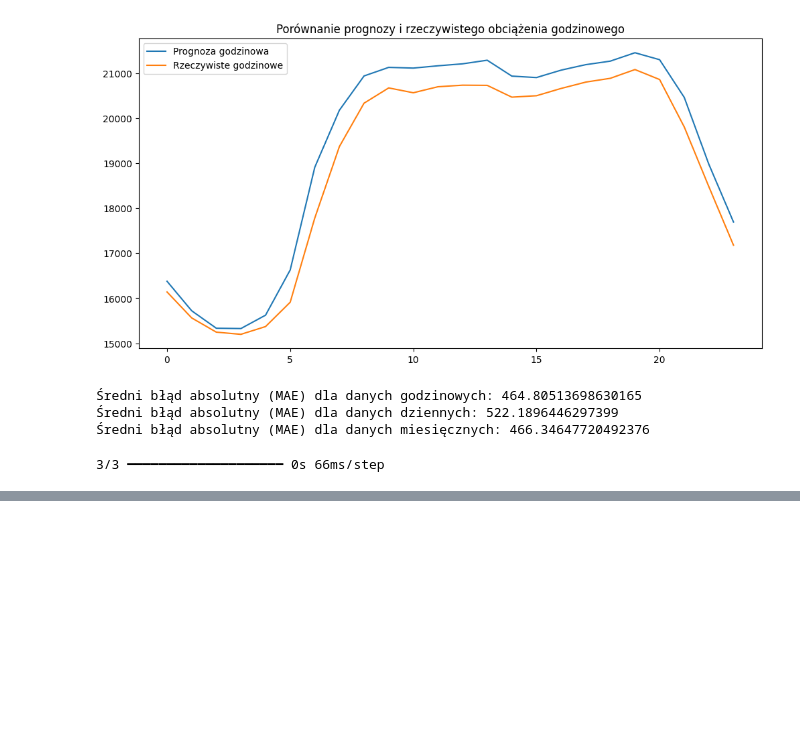
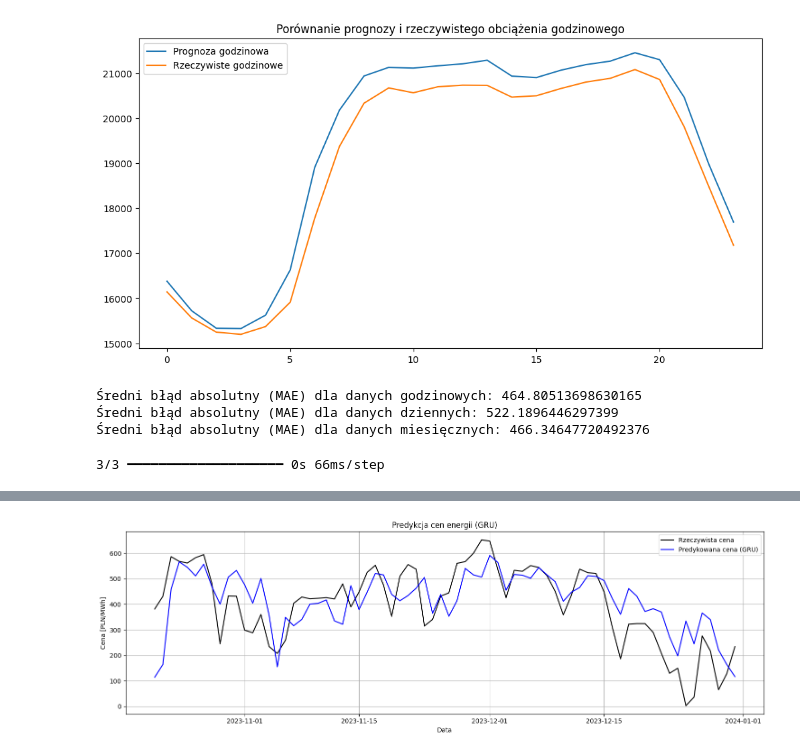
Before and after one commit to MinikPLayer/Kosciuszkon-2025, a Jupyter notebook: backend/seasonal_data/main.ipynb, the cells around one changed output, grey strips where cells are left out. Drawn from its saved outputs; the diff is of its cells as text; code cells hidden in the pictures; blank space fills up the shorter version.

```diff
--- a/backend/seasonal_data/main.ipynb
+++ b/backend/seasonal_data/main.ipynb
@@ -324,0 +370,82 @@ MAE: 99.05, RMSE: 128.46
+# %%
+import pandas as pd
+import numpy as np
+import matplotlib.pyplot as plt
+from sklearn.preprocessing import MinMaxScaler
+from tensorflow.keras.models import Sequential
+from tensorflow.keras.layers import Dense
+from tcn import TCN
+from sklearn.metrics import mean_absolute_error, mean_squared_error
+
+# === 1. Wczytanie i przygotowanie danych ===
+df = pd.read_csv('Cena_sprzedazy_energii/PL_CENY_RYN_EN_2023.csv', parse_dates=['Data'])
+df['Data'] = pd.to_datetime(df['Data'], format='%Y%m%d')
+df = df.sort_values('Data')
+
+# Średnia dzienna cena
+daily_df = df.groupby('Data')['RCE'].mean().reset_index()
+daily_df.columns = ['ds', 'y']
+
+# === 2. Skalowanie cen ===
+scaler = MinMaxScaler()
+scaled_prices = scaler.fit_transform(daily_df[['y']])
+
+# === 3. Tworzenie sekwencji do LSTM ===
+def create_sequences(data, n_steps=7):
+    X, y = [], []
+    for i in range(len(data) - n_steps):
+        X.append(data[i:i+n_steps])
+        y.append(data[i+n_steps])
+    return np.array(X), np.array(y)
+
+n_steps = 7
+X, y = create_sequences(scaled_prices, n_steps)
+
+# === 4. Podział na zbiór treningowy/testowy ===
+split = int(len(X) * 0.8)
+X_train, X_test = X[:split], X[split:]
+y_train, y_test = y[:split], y[split:]
+
+# === 5. Model LSTM ===
+model = Sequential([
+    TCN(input_shape=(n_steps, 1)),
+    Dense(1)
+])
+model.compile(optimizer='adam', loss='mse')
+model.fit(X_train, y_train, epochs=80, verbose=1)
+
+# === 6. Predykcja i odwrócenie skalowania ===
+y_pred_scaled = model.predict(X_test)
+y_pred = scaler.inverse_transform(y_pred_scaled)
+y_test_inv = scaler.inverse_transform(y_test.reshape(-1, 1))
+
+# === 7. Ocena ===
+mae = mean_absolute_error(y_test_inv, y_pred)
+rmse = np.sqrt(mean_squared_error(y_test_inv, y_pred))
+print(f"MAE: {mae:.2f}, RMSE: {rmse:.2f}")
+
+# === 8. Wykres ===
+# Odpowiadające daty
+test_dates = daily_df['ds'].iloc[-len(y_test):]
+
+plt.figure(figsize=(15, 5))
+plt.plot(test_dates, y_test_inv, label='Rzeczywista cena', color='black')
+plt.plot(test_dates, y_pred, label='Predykowana cena (GRU)', color='blue')
+plt.title('Predykcja cen energii (GRU)')
+plt.xlabel('Data')
+plt.ylabel('Cena [PLN/MWh]')
+plt.legend()
+plt.grid(True)
+plt.tight_layout()
+plt.show()
+
+# Wypisz różnice między predykcją a rzeczywistością
+diff = y_pred.flatten() - y_test_inv.flatten()
+diff_df = pd.DataFrame({
+    'Data': test_dates.values,
+    'Rzeczywista cena': y_test_inv.flatten(),
+    'Predykowana cena': y_pred.flatten(),
+    'Różnica': diff
+})
+print(diff_df)
+# %% [output]
@@ -324,0 +470 @@ MAE: 99.05, RMSE: 128.46
+[figure, added]
```
Also changed, not shown: parts of 13 cells of this notebook, 37 other files.
